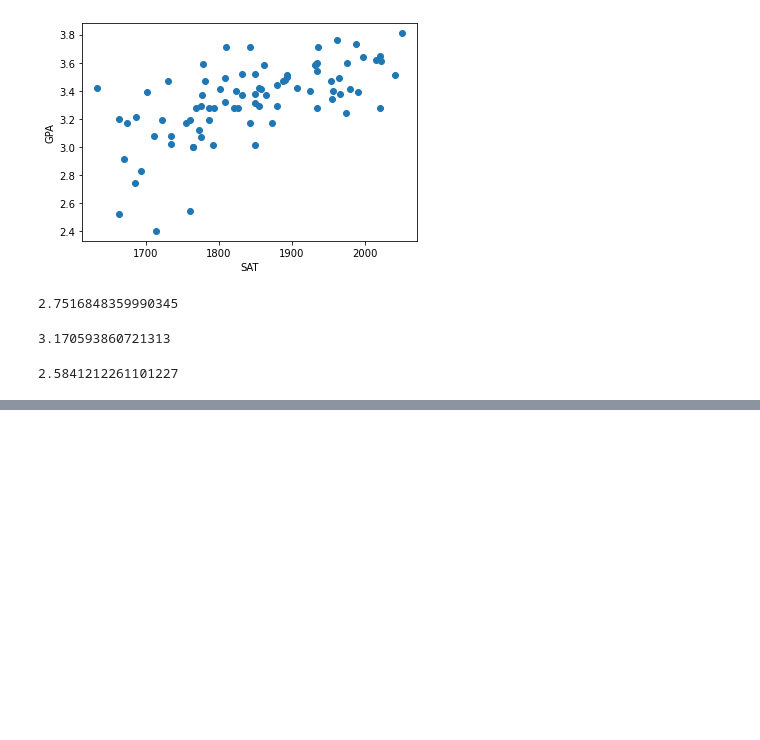
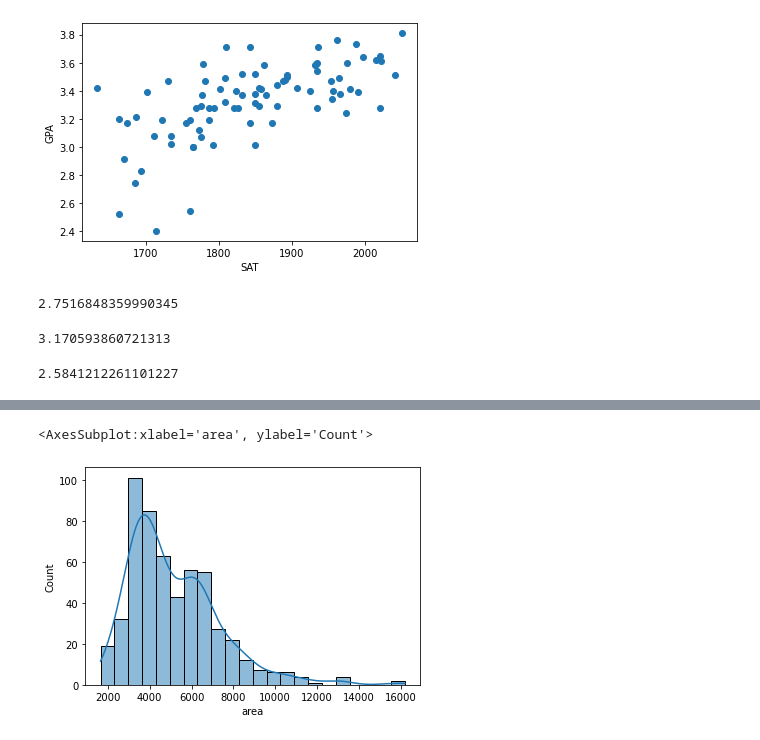
Before and after one commit to mavrick08/AWP, a Jupyter notebook: Linear Regression Algorithm - 2.ipynb, the cells around one changed output, grey strips where cells are left out. Drawn from its saved outputs; the diff is of its cells as text; code cells hidden in the pictures; blank space fills up the shorter version.

```diff
--- a/Linear Regression Algorithm - 2.ipynb
+++ b/Linear Regression Algorithm - 2.ipynb
@@ -222,0 +312,5 @@ gpa_predict
+# %%
+sns.histplot(df['area'],kde=True)
+# %% [output]
+<AxesSubplot:xlabel='area', ylabel='Count'>
+[figure, added]
```
Also changed, not shown: parts of 34 cells of this notebook, 1 other file.
